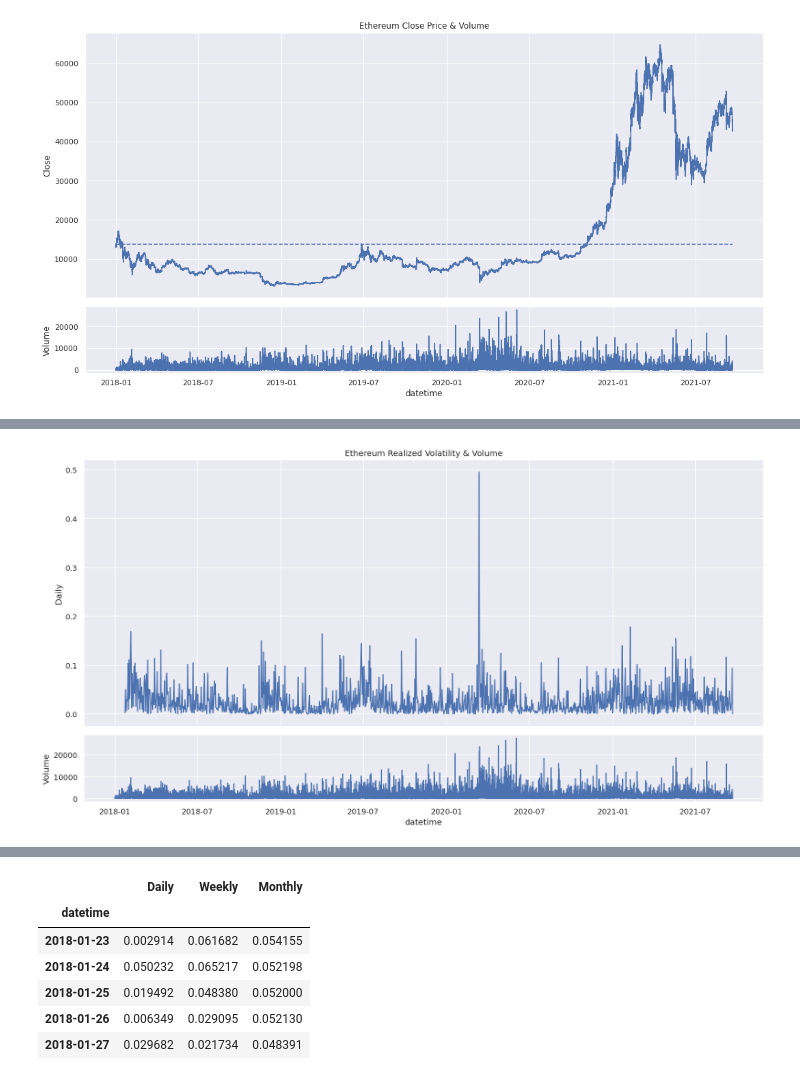
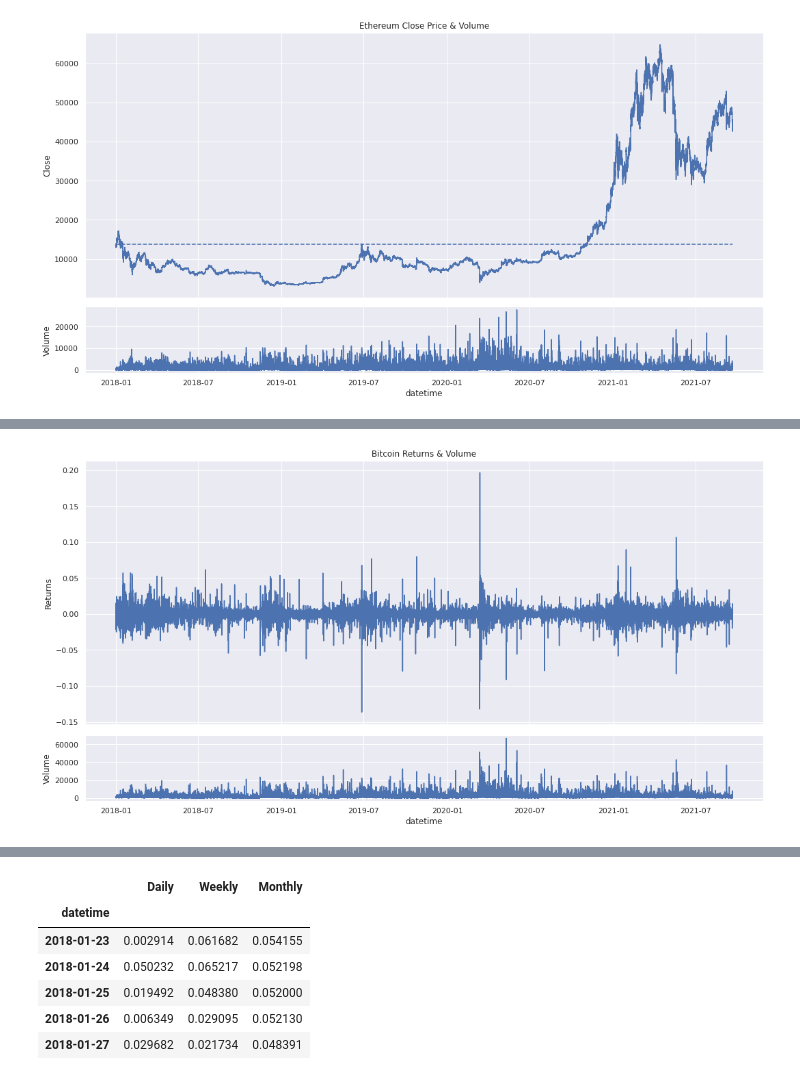
Before and after one commit to stlinde/Thesis, a Jupyter notebook: Analysis.ipynb, the cells around one changed output, grey strips where cells are left out. Cells and saved outputs as stored; diff of their text form; code cells hidden in the pictures.

```diff
--- a/Analysis.ipynb
+++ b/Analysis.ipynb
@@ -66,2 +97,10 @@ memory usage: 17.9 MB
 # %% [markdown]
 ## Exploratory Data Analysis
+# %%
+returns = helpers.generate_log_returns(df, resolution="15T", feature="Close")
+# %%
+df_15 = helpers.resample_dataframe(df, "15T")
+# %%
+df_15["Returns"] = returns
+# %%
+df_15 = df_15[1:]
@@ -103,23 +200,23 @@ rv_1min = rv_1min.dropna()
 # %%
-initial_price = np.full(len(rv_1min), df['Close'][0])
+initial_price = np.full(len(df_15), df['Close'][0])
 # specify plot layouts with different width using subplots()
 f, axs = plt.subplots(2,1,
                       figsize=(15,8),
                       sharex=True,
                       gridspec_kw=dict(height_ratios=[2,0.5]))
 
 # make scatterplot with legends
-sns.lineplot(data=rv_1min,
-                x="datetime", y="Daily",
+sns.lineplot(data=df_15,
+                x="datetime", y="Returns",
                 ax=axs[0],
                 color='b'
-                ).set(title="Ethereum Realized Volatility & Volume")
-sns.lineplot(data=df,
+                ).set(title="Bitcoin Returns & Volume")
+sns.lineplot(data=df_15,
                 x="datetime",
                 y="Volume",
                 ax=axs[1],
                 legend=False,
                 color='b')
 f.tight_layout()
 # %% [output]
-[figure, old version]
+[figure, new version]
```
Also changed, not shown: parts of 20 cells of this notebook, 5 other files.
